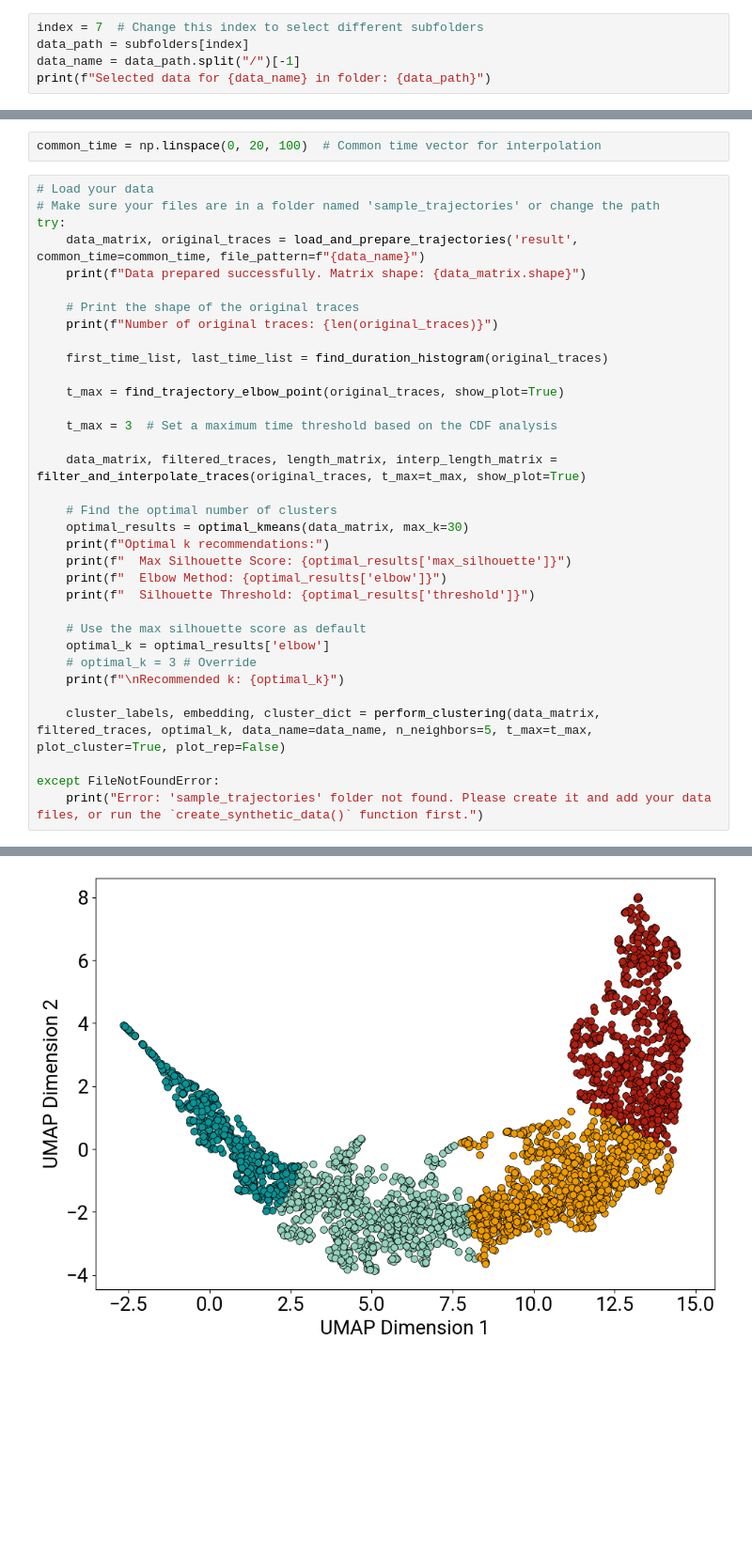
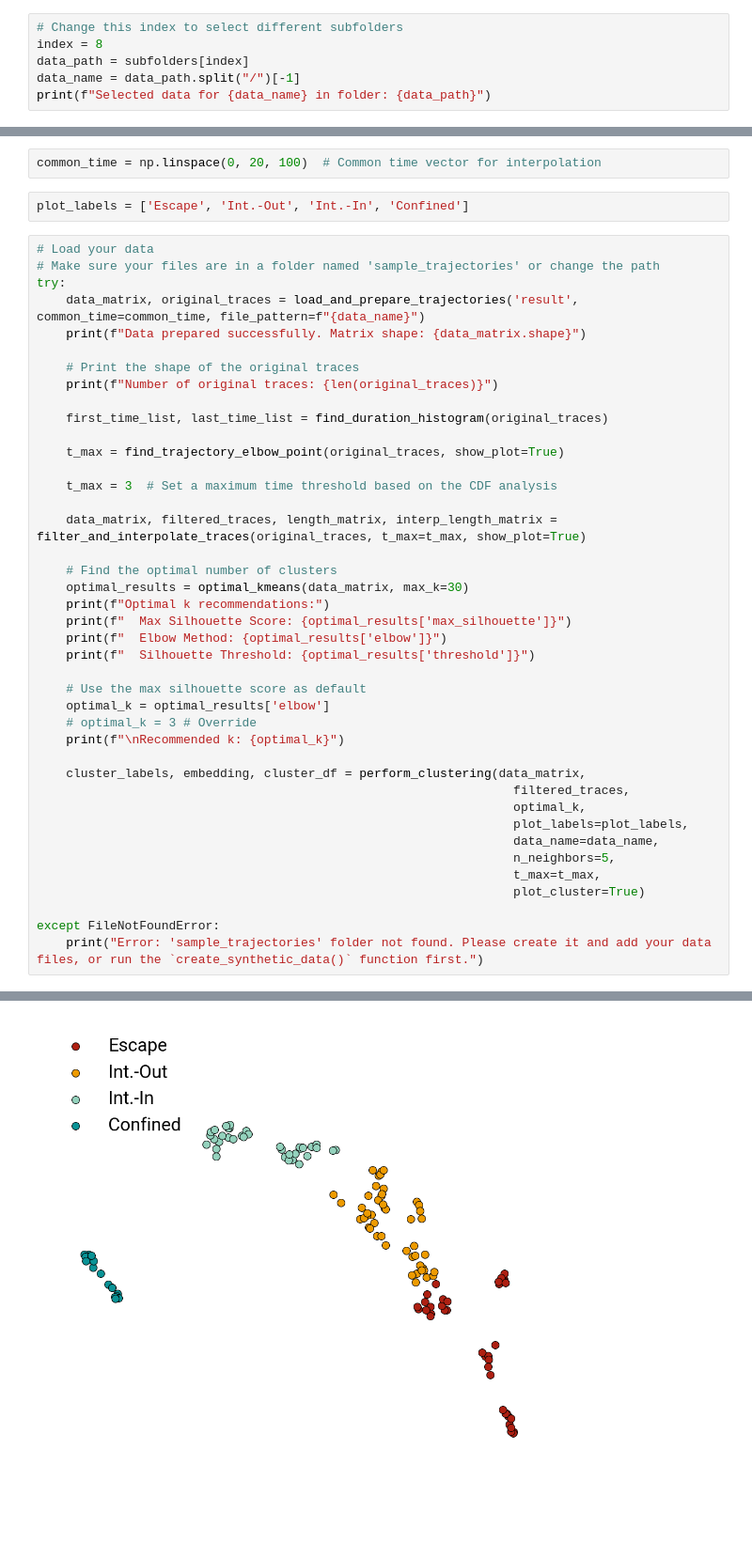
Before and after one commit to walterlab-um/RNA_SPT_in_cellular_condensates, a Jupyter notebook: Trajectories_clustering_analysis_v2.ipynb, the cells around one changed output, grey strips where cells are left out. Shown at 94% size. Saved outputs shown, nothing was run; the diff lists cells and outputs as text; blank space fills up the shorter version.

```diff
--- a/Trajectories_clustering_analysis_v2.ipynb
+++ b/Trajectories_clustering_analysis_v2.ipynb
@@ -43,5 +53,6 @@ Found 0 subfolders in the data folder.
 # %%
-index = 7  # Change this index to select different subfolders
+# Change this index to select different subfolders
+index = 8
 data_path = subfolders[index]
 data_name = data_path.split("/")[-1]
 print(f"Selected data for {data_name} in folder: {data_path}")
@@ -137,5 +128,7 @@ exp_tracks
 # %%
 common_time = np.linspace(0, 20, 100)  # Common time vector for interpolation
+# %%
+plot_labels = ['Escape', 'Int.-Out', 'Int.-In', 'Confined']
 # %%
 # Load your data
 # Make sure your files are in a folder named 'sample_trajectories' or change the path
@@ -166,7 +159,14 @@ try:
     # optimal_k = 3 # Override
     print(f"\nRecommended k: {optimal_k}")
 
-    cluster_labels, embedding, cluster_dict = perform_clustering(data_matrix, filtered_traces, optimal_k, data_name=data_name, n_neighbors=5, t_max=t_max, plot_cluster=True, plot_rep=False)
+    cluster_labels, embedding, cluster_df = perform_clustering(data_matrix,
+                                                                 filtered_traces,
+                                                                 optimal_k,
+                                                                 plot_labels=plot_labels,
+                                                                 data_name=data_name,
+                                                                 n_neighbors=5,
+                                                                 t_max=t_max,
+                                                                 plot_cluster=True)
 
 except FileNotFoundError:
     print("Error: 'sample_trajectories' folder not found. Please create it and add your data files, or run the `create_synthetic_data()` function first.")
@@ -197 +197 @@ Total traces: 3431
-[figure, old version]
+[figure, new version]
```
Also changed, not shown: parts of 18 cells of this notebook, 2 other files.
